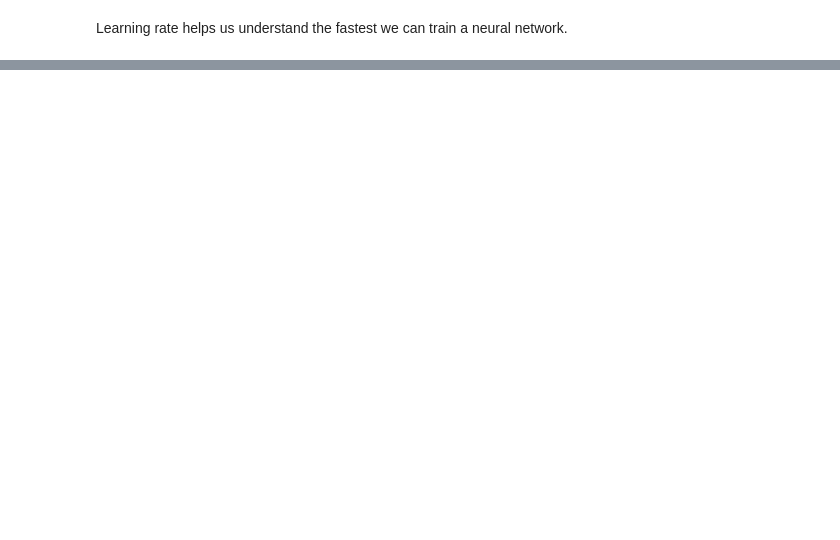
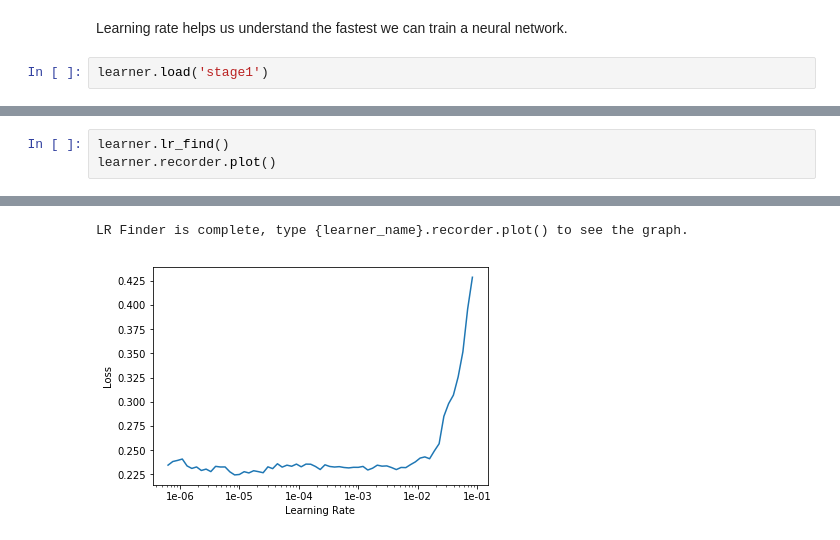
Before and after one commit to atul1234anand/DBMS-project-trip-booking, a Jupyter notebook: Prg1.ipynb, the cells around one changed output, grey strips where cells are left out. Saved outputs shown, nothing was run; the diff lists cells and outputs as text; blank space fills up the shorter version.

```diff
--- a/Prg1.ipynb
+++ b/Prg1.ipynb
@@ -98,2 +96,4 @@ interp.most_confused(3)
 # %% [markdown]
 Learning rate helps us understand the fastest we can train a neural network.
+# %%
+learner.load('stage1')
@@ -99,0 +118,4 @@ Learning rate helps us understand the fastest we can train a neural network.
+# %%
+learner.lr_find()
+learner.recorder.plot()
+# %% [output]
@@ -99,0 +123,2 @@ Learning rate helps us understand the fastest we can train a neural network.
+LR Finder is complete, type {learner_name}.recorder.plot() to see the graph.
+[figure, added]
```
Also changed, not shown: parts of 16 cells of this notebook.
